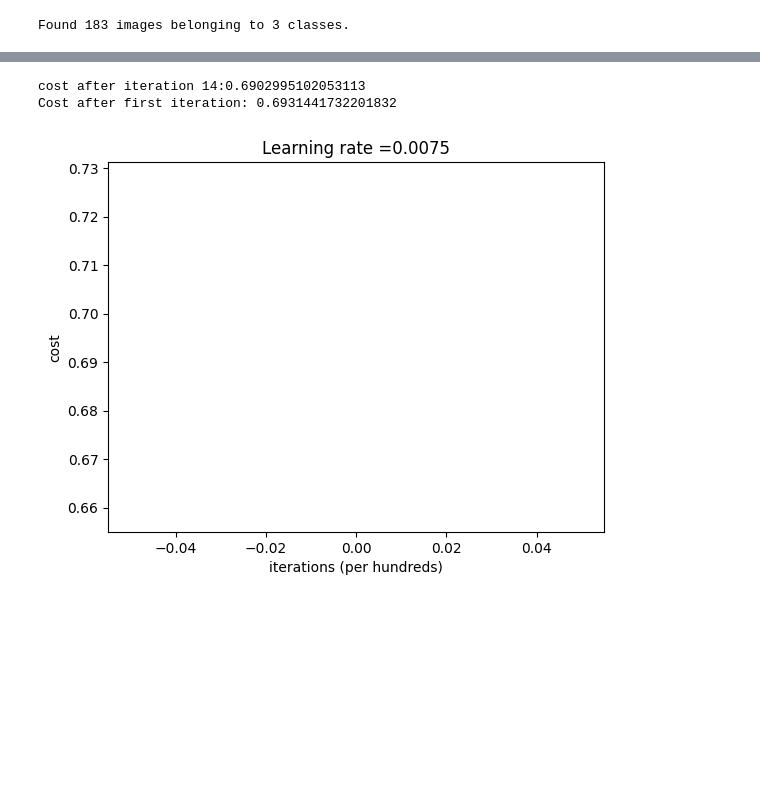
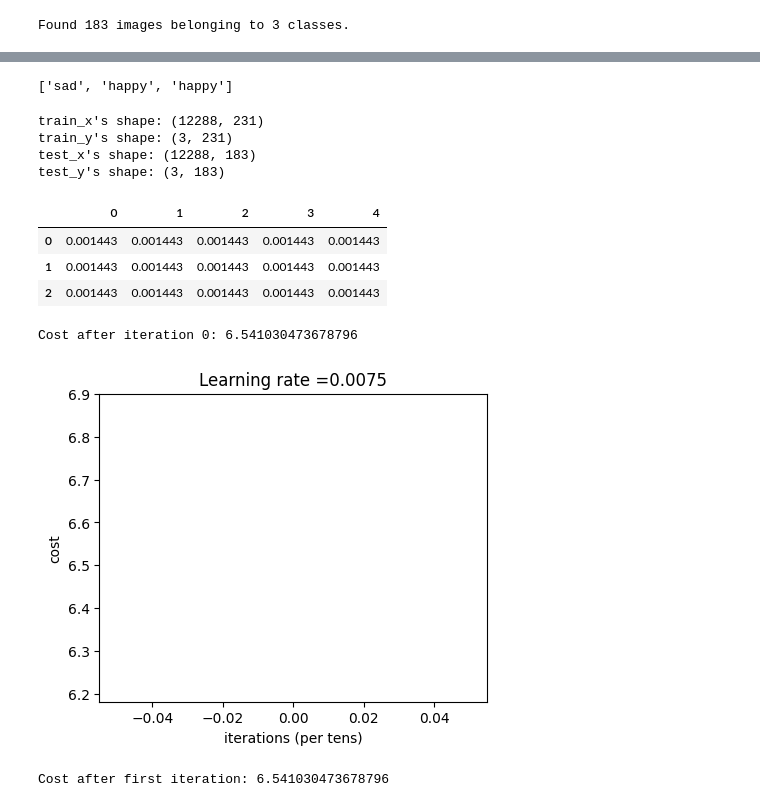
Before and after one commit to ahmadalfrehan/basic-deep-learning-implementation, a Jupyter notebook: W4A2/trying.ipynb, the cells around one changed output, grey strips where cells are left out. Saved outputs shown, nothing was run; the diff lists cells and outputs as text; code cells hidden in the pictures; blank space fills up the shorter version.

```diff
--- a/W4A2/trying.ipynb
+++ b/W4A2/trying.ipynb
@@ -35,7 +200,7 @@ Found 231 images belonging to 3 classes.
 # %%
 test_generator = test_datagen.flow_from_directory(
     test_dir,
-    target_size=(150, 150),
+    target_size=(64, 64),
     batch_size=32,
     class_mode='categorical'
 )
@@ -125,0 +256,15 @@ test_y's shape: (1, 549)
+# %%
+import matplotlib.pyplot as plt
+import numpy as np
+
+# Get a batch of images and labels
+images, labels = next(test_generator)
+
+# Plot the images
+plt.figure(figsize=(12, 12))
+for i in range(9):  # Plot the first 9 images
+    plt.subplot(3, 3, i+1)
+    plt.imshow(images[i])
+    plt.title('Label: ' + str(np.argmax(labels[i])))
+    plt.axis('off')
+plt.show()
@@ -126,12 +273,32 @@ test_y's shape: (1, 549)
+# %%
+category_mapping = {0: "happy", 1: "sad", 2: "angry"}
+def decode_labels(one_hot_labels):
+    numerical_labels = np.argmax(one_hot_labels, axis=1)
+    category_labels = [category_mapping[label] for label in numerical_labels]
+    return category_labels
+
+# Decode train and test labels
+train_y_decoded = decode_labels(train_y)
+test_y_decoded = decode_labels(test_y)
+print(train_y_decoded)
+# %% [output]
+['sad', 'happy', 'happy']
 # %%
-train_y = train_y.reshape(1, -1)[:, :train_x.shape[1]]
-test_y = test_y.reshape(1, -1)[:, :test_x.shape[1]]
+train_y = train_y.reshape(3, -1)[:, :train_x.shape[1]]
+test_y = test_y.reshape(3, -1)[:, :test_x.shape[1]]
+print("train_x's shape: " + str(train_x.shape))
+print("train_y's shape: " + str(train_y.shape))
+print("test_x's shape: " + str(test_x.shape))
+print("test_y's shape: " + str(test_y.shape))
+# %% [output]
+train_x's shape: (12288, 231)
+train_y's shape: (3, 231)
+test_x's shape: (12288, 183)
+test_y's shape: (3, 183)
 # %%
-# 67500,6719
-
-n_x = 67500     # num_px * num_px * 3
+n_x = 12288
 n_h = 7
-n_y = 1
+n_y = 3
 layers_dims = (n_x, n_h, n_y)
 learning_rate = 0.0075
 # %%
@@ -182,12 +325,18 @@ def plot_costs(costs, learning_rate=0.0075):
+# %%
+import pandas as pd
+parameters = initialize_parameters_deep(layers_dims)
+AL, caches = L_model_forward(train_x, parameters)
+pd.DataFrame(AL[:, 0:5])
+# %% [output]
+|  | 0 | 1 | 2 | 3 | 4 |
+| 0 | 0.001443 | 0.001443 | 0.001443 | 0.001443 | 0.001443 |
+| 1 | 0.001443 | 0.001443 | 0.001443 | 0.001443 | 0.001443 |
+| 2 | 0.001443 | 0.001443 | 0.001443 | 0.001443 | 0.001443 |
 # %%
-parameters, costs = twoLayModel(train_x, train_y, layers_dims = (n_x, n_h, n_y), num_iterations = 15, print_cost=False)
-# train_x's shape: (67500, 6719)
-# train_y's shape: (1, 20157)
-# test_x's shape: (67500, 2259)
-# test_y's shape: (1, 6777)
+parameters, costs = L_layer_model(train_x, train_y, layers_dims, num_iterations = 1, print_cost = False)
+
 print("Cost after first iteration: " + str(costs[0]))
-plot_costs(costs, learning_rate=0.0075)
 # %% [output]
-cost after iteration 14:0.6902995102053113
-Cost after first iteration: 0.6931441732201832
+Cost after iteration 0: 6.541030473678796
-[figure, old version]
+[figure, new version]
+Cost after first iteration: 6.541030473678796
```
Also changed, not shown: parts of 33 cells of this notebook, 4 other files.
